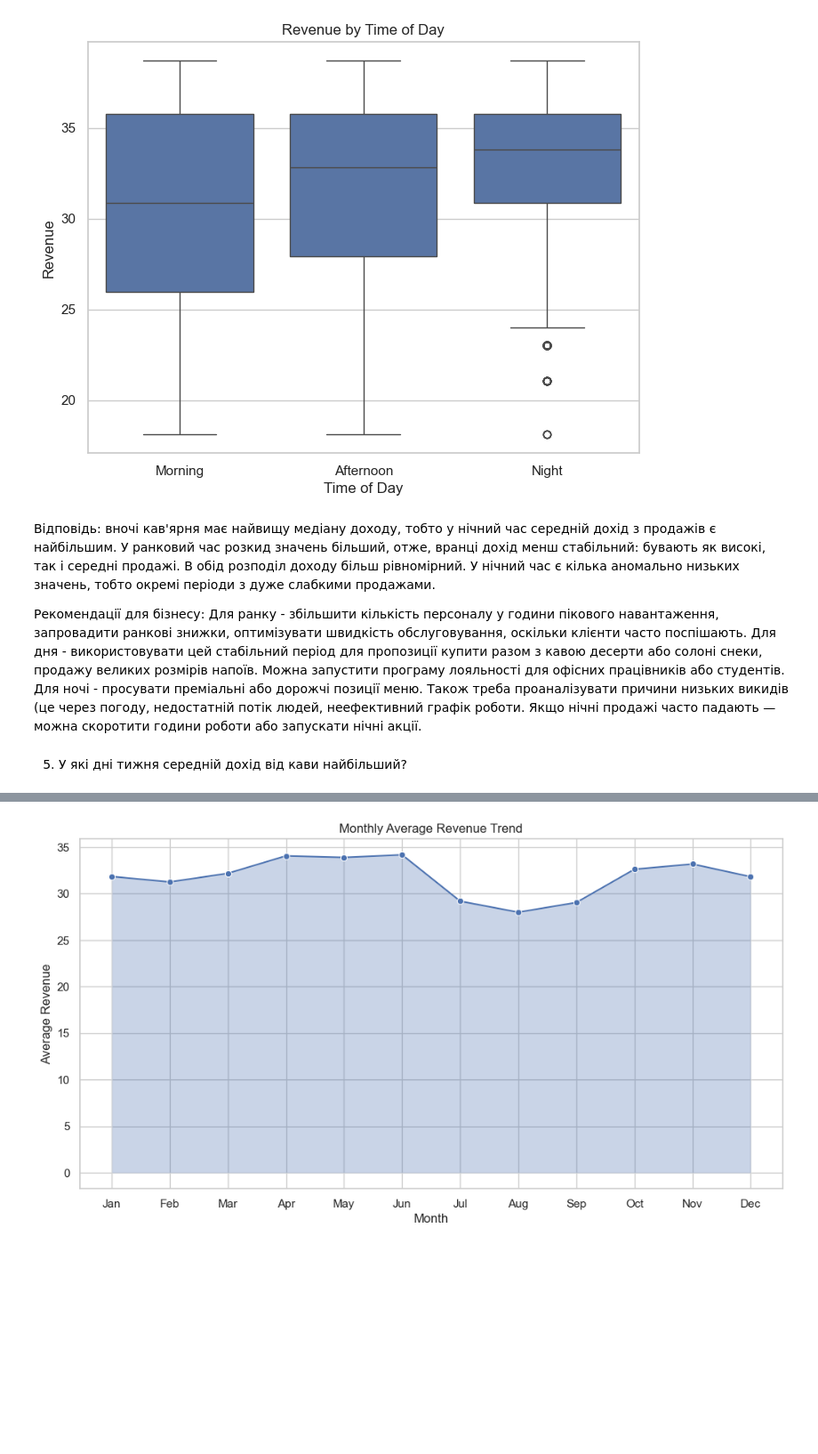
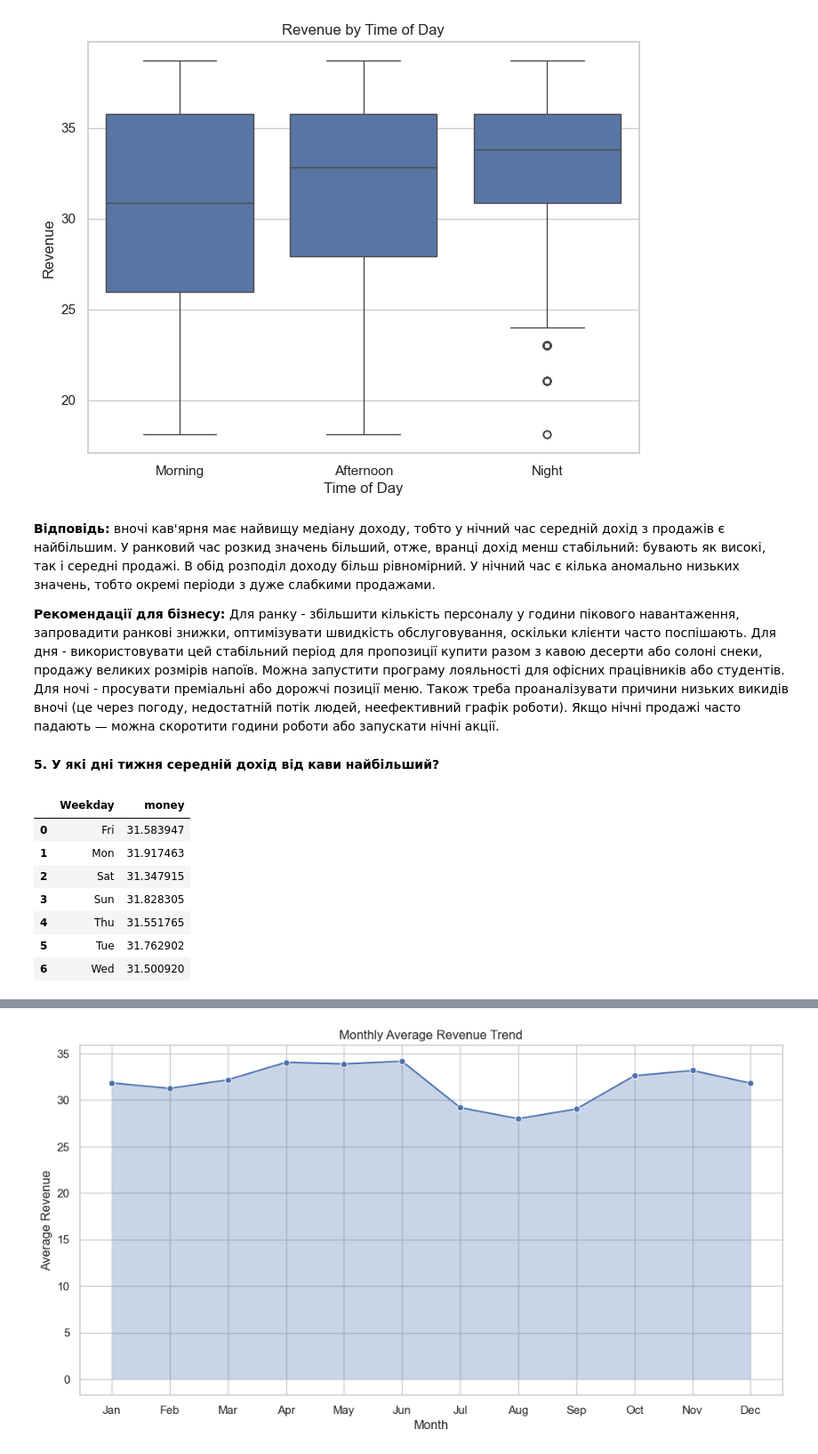
Before and after one commit to inna1999-pl/MainProject, a Jupyter notebook: coffee_project.ipynb, the cells around one changed output, grey strips where cells are left out. Shown at 89% size. Cells and saved outputs as stored; diff of their text form; code cells hidden in the pictures; blank space fills up the shorter version.

```diff
--- a/coffee_project.ipynb
+++ b/coffee_project.ipynb
@@ -219,12 +257,24 @@ plt.show()
 # %% [output]
 [figure]
 # %% [markdown]
-Відповідь: вночі кав'ярня має найвищу медіану доходу, тобто у нічний час середній дохід з продажів є найбільшим. У ранковий час розкид значень більший, отже, вранці дохід менш стабільний: бувають як високі, так і середні продажі. В обід розподіл доходу більш рівномірний. У нічний час є кілька аномально низьких значень, тобто окремі періоди з дуже слабкими продажами.
+**Відповідь:** вночі кав'ярня має найвищу медіану доходу, тобто у нічний час середній дохід з продажів є найбільшим. У ранковий час розкид значень більший, отже, вранці дохід менш стабільний: бувають як високі, так і середні продажі. В обід розподіл доходу більш рівномірний. У нічний час є кілька аномально низьких значень, тобто окремі періоди з дуже слабкими продажами.
 
-Рекомендації для бізнесу: Для ранку - збільшити кількість персоналу у години пікового навантаження, запровадити ранкові знижки, оптимізувати швидкість обслуговування, оскільки клієнти часто поспішають. Для дня - використовувати цей стабільний період для пропозиції купити разом з кавою десерти або солоні снеки, продажу великих розмірів напоїв. Можна запустити програму лояльності для офісних працівників або студентів.
-Для ночі - просувати преміальні або дорожчі позиції меню. Також треба проаналізувати причини низьких викидів (це через погоду, недостатній потік людей, неефективний графік роботи. Якщо нічні продажі часто падають — можна скоротити години роботи або запускати нічні акції.
+**Рекомендації для бізнесу:** Для ранку - збільшити кількість персоналу у години пікового навантаження, запровадити ранкові знижки, оптимізувати швидкість обслуговування, оскільки клієнти часто поспішають. Для дня - використовувати цей стабільний період для пропозиції купити разом з кавою десерти або солоні снеки, продажу великих розмірів напоїв. Можна запустити програму лояльності для офісних працівників або студентів.
+Для ночі - просувати преміальні або дорожчі позиції меню. Також треба проаналізувати причини низьких викидів вночі (це через погоду, недостатній потік людей, неефективний графік роботи). Якщо нічні продажі часто падають — можна скоротити години роботи або запускати нічні акції.
 # %% [markdown]
-5. У які дні тижня середній дохід від кави найбільший?
+**5. У які дні тижня середній дохід від кави найбільший?**
+# %%
+weekday_sales = df.groupby('Weekday')['money'].mean().reset_index()
+weekday_sales
+# %% [output]
+|  | Weekday | money |
+| 0 | Fri | 31.583947 |
+| 1 | Mon | 31.917463 |
+| 2 | Sat | 31.347915 |
+| 3 | Sun | 31.828305 |
+| 4 | Thu | 31.551765 |
+| 5 | Tue | 31.762902 |
+| 6 | Wed | 31.500920 |
 # %%
 weekday_sales = df.groupby('Weekday')['money'].mean().reset_index()
 
```
Also changed, not shown: parts of 42 cells of this notebook.
